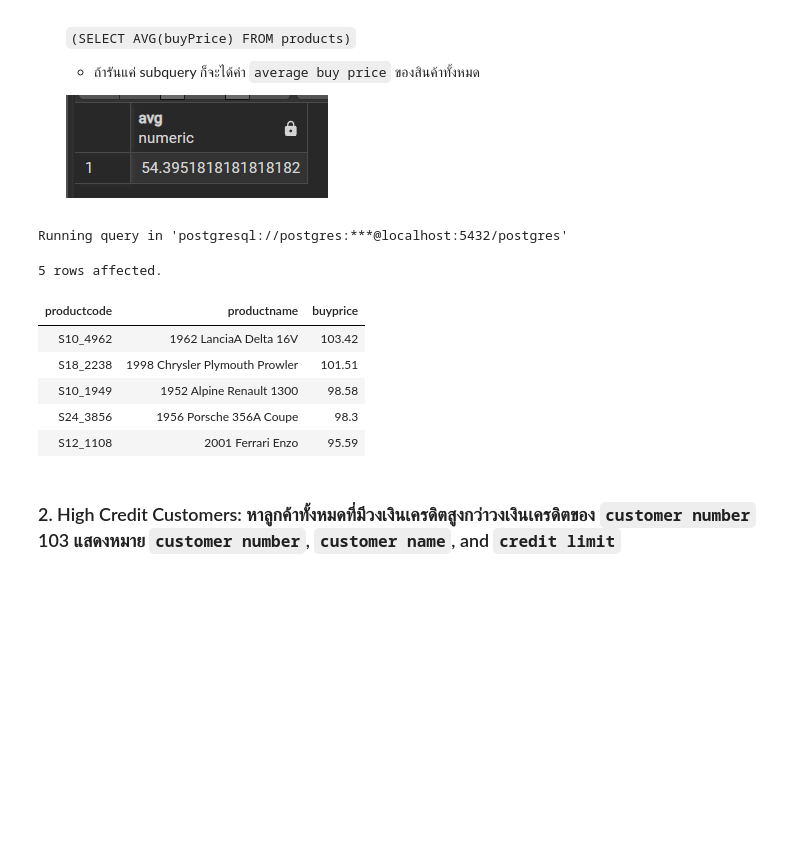
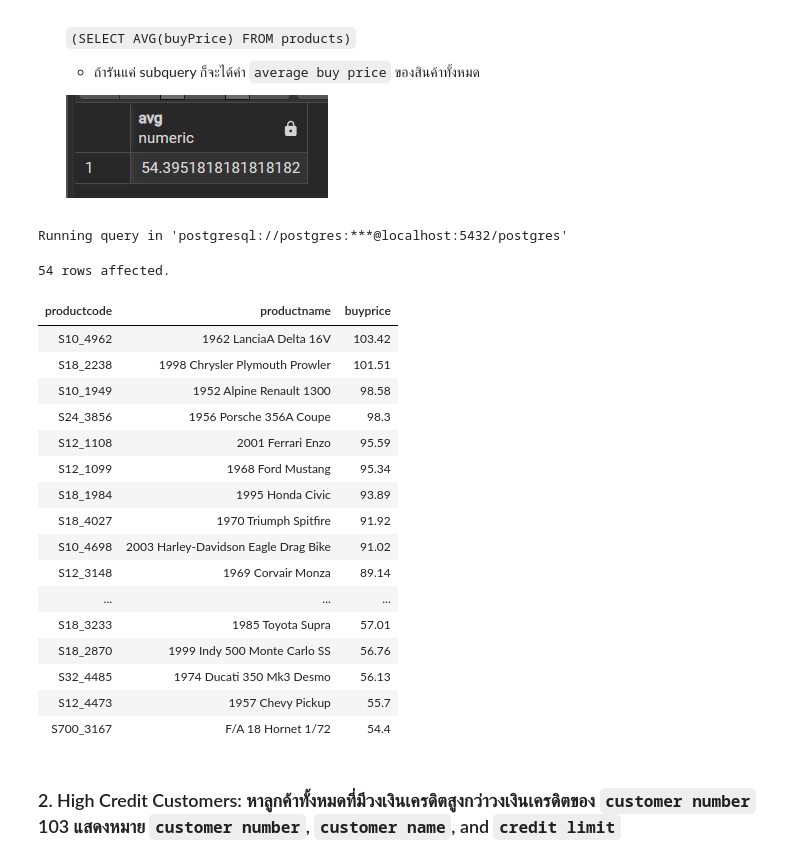
Before and after one commit to sunggii/uni-Database, a Jupyter notebook: lab/lab4/exercise/ex_1.ipynb, the cells around one changed output. Cells and saved outputs as stored; diff of their text form; code cells hidden in the pictures; blank space fills up the shorter version.

```diff
--- a/lab/lab4/exercise/ex_1.ipynb
+++ b/lab/lab4/exercise/ex_1.ipynb
@@ -40,24 +40,35 @@ Running query in 'postgresql://postgres:***@localhost:5432/postgres'
 # %%
 %%sql
 SELECT
     productCode,
     productName,
     buyPrice
 FROM products
 WHERE
     buyPrice >
     (SELECT AVG(buyPrice) FROM products)
 ORDER BY buyPrice DESC
-LIMIT 5;
+# LIMIT 5;
 # %% [output]
 Running query in 'postgresql://postgres:***@localhost:5432/postgres'
-5 rows affected.
+54 rows affected.
 | productcode | productname | buyprice |
 | S10_4962 | 1962 LanciaA Delta 16V | 103.42 |
 | S18_2238 | 1998 Chrysler Plymouth Prowler | 101.51 |
 | S10_1949 | 1952 Alpine Renault 1300 | 98.58 |
 | S24_3856 | 1956 Porsche 356A Coupe | 98.3 |
 | S12_1108 | 2001 Ferrari Enzo | 95.59 |
+| S12_1099 | 1968 Ford Mustang | 95.34 |
+| S18_1984 | 1995 Honda Civic | 93.89 |
+| S18_4027 | 1970 Triumph Spitfire | 91.92 |
+| S10_4698 | 2003 Harley-Davidson Eagle Drag Bike | 91.02 |
+| S12_3148 | 1969 Corvair Monza | 89.14 |
+| ... | ... | ... |
+| S18_3233 | 1985 Toyota Supra | 57.01 |
+| S18_2870 | 1999 Indy 500 Monte Carlo SS | 56.76 |
+| S32_4485 | 1974 Ducati 350 Mk3 Desmo | 56.13 |
+| S12_4473 | 1957 Chevy Pickup | 55.7 |
+| S700_3167 | F/A 18 Hornet 1/72 | 54.4 |
 # %% [markdown]
 ### 2. High Credit Customers: หาลูกค้าทั้งหมดที่มีวงเงินเครดิตสูงกว่าวงเงินเครดิตของ `customer number` 103 แสดงหมาย `customer number`, `customer name`, and `credit limit`
 # %%
```
Also changed, not shown: 29 other files.
